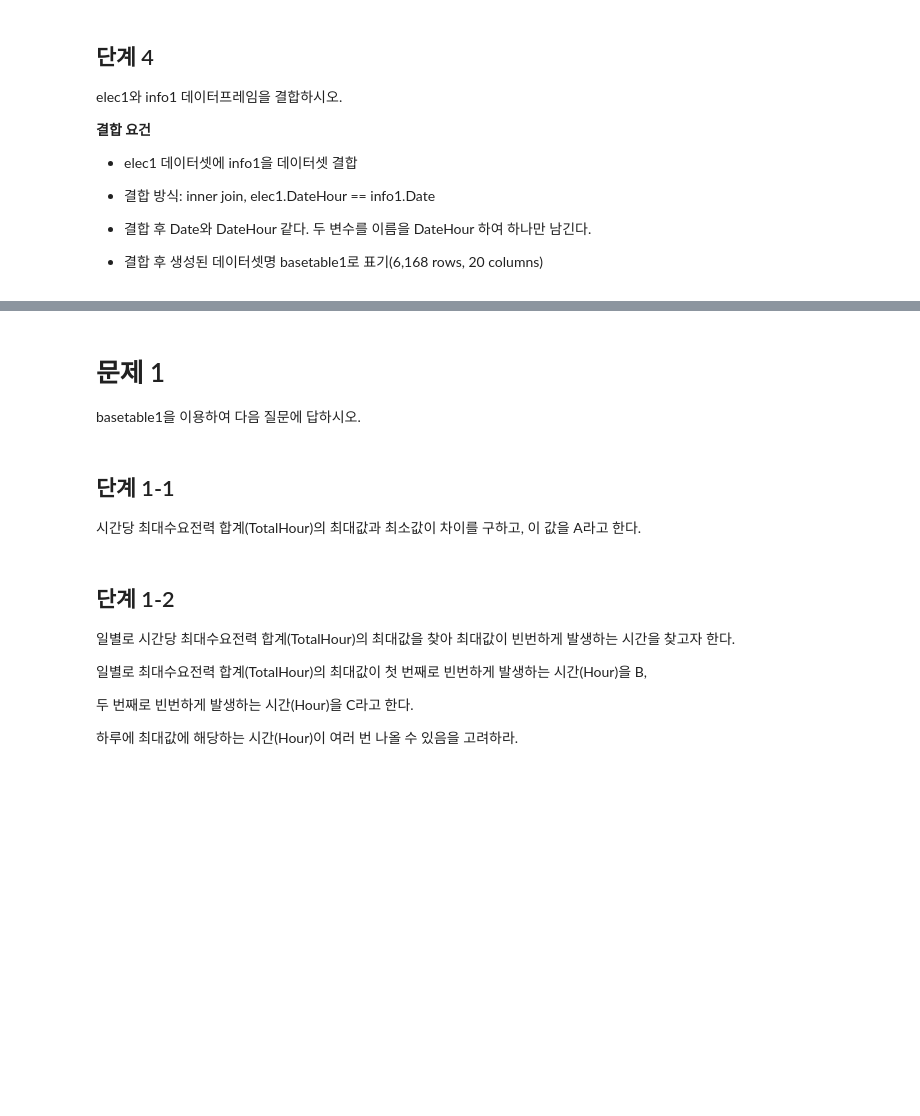
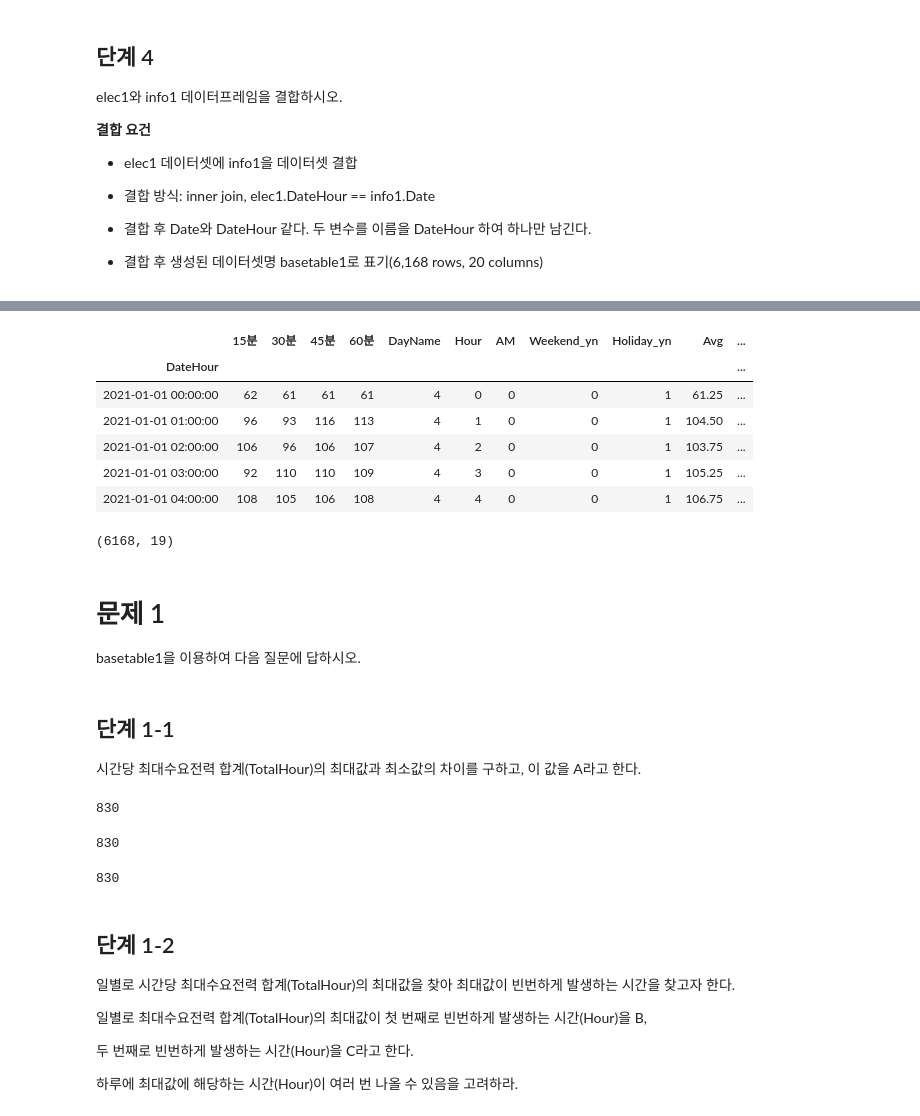
Before and after one commit to sunkusun9/DS_Lv3_2505_2, a Jupyter notebook: sec_ds_lv3_prob3_prob.ipynb, the cells around one changed output, grey strips where cells are left out. Saved outputs shown, nothing was run; the diff lists cells and outputs as text; code cells hidden in the pictures; blank space fills up the shorter version.

```diff
--- a/sec_ds_lv3_prob3_prob.ipynb
+++ b/sec_ds_lv3_prob3_prob.ipynb
@@ -330,3 +371,22 @@ elec1와 info1 데이터프레임을 결합하시오.
+# %%
+# 방법2: pd.DataFrame.join
+# 결합 기준: on - 호출자만 Index, columns 지정 가능 피호출자: 인덱스 기준
+# 호출자의 인덱스로 결합 데이터프레임이 생성됩니다.
+df_basetable1 = df_elec1.join(
+    df_info1.set_index('Date'), # elec1 데이터셋에 info1을 데이터셋 결합
+    how = 'inner'# , on = 'DateHour', # 결합 방식: inner join, elec1.DateHour == info1.Date
+) # 결합 후 Date와 DateHour 같다. 두 변수를 이름을 DateHour 하여 하나만 남긴다.
+display(df_basetable1.head())
+df_basetable1.shape # 결합 후 생성된 데이터셋명 basetable1로 표기(6,168 rows, 20 columns)
+# %% [output]
+|  | 15분 | 30분 | 45분 | 60분 | DayName | Hour | AM | Weekend_yn | Holiday_yn | Avg | ... |
+| DateHour |  |  |  |  |  |  |  |  |  |  | ... |
+| 2021-01-01 00:00:00 | 62 | 61 | 61 | 61 | 4 | 0 | 0 | 0 | 1 | 61.25 | ... |
+| 2021-01-01 01:00:00 | 96 | 93 | 116 | 113 | 4 | 1 | 0 | 0 | 1 | 104.50 | ... |
+| 2021-01-01 02:00:00 | 106 | 96 | 106 | 107 | 4 | 2 | 0 | 0 | 1 | 103.75 | ... |
+| 2021-01-01 03:00:00 | 92 | 110 | 110 | 109 | 4 | 3 | 0 | 0 | 1 | 105.25 | ... |
+| 2021-01-01 04:00:00 | 108 | 105 | 106 | 108 | 4 | 4 | 0 | 0 | 1 | 106.75 | ... |
+(6168, 19)
 # %% [markdown]
 # 문제 1
 
@@ -334,7 +394,25 @@ basetable1을 이용하여 다음 질문에 답하시오.
 # %% [markdown]
 ## 단계 1-1
 
-시간당 최대수요전력 합계(TotalHour)의 최대값과 최소값이 차이를 구하고, 이 값을 A라고 한다.
+시간당 최대수요전력 합계(TotalHour)의 최대값과 최소값의 차이를 구하고, 이 값을 A라고 한다.
+# %%
+A = df_basetable1['TotalHour'].max() - df_basetable1['TotalHour'].min()
+A
+# %% [output]
+830
+# %%
+s_tmp = df_basetable1['TotalHour'].agg(['max', 'min'])
+A = s_tmp['max'] - s_tmp['min']
+A
+# %% [output]
+830
+# %%
+A = df_basetable1['TotalHour'].agg(['max', 'min']).pipe(
+    lambda x: x['max'] - x['min']
+)
+A
+# %% [output]
+830
 # %% [markdown]
 ## 단계 1-2
 
```
Also changed, not shown: parts of 20 cells of this notebook.
